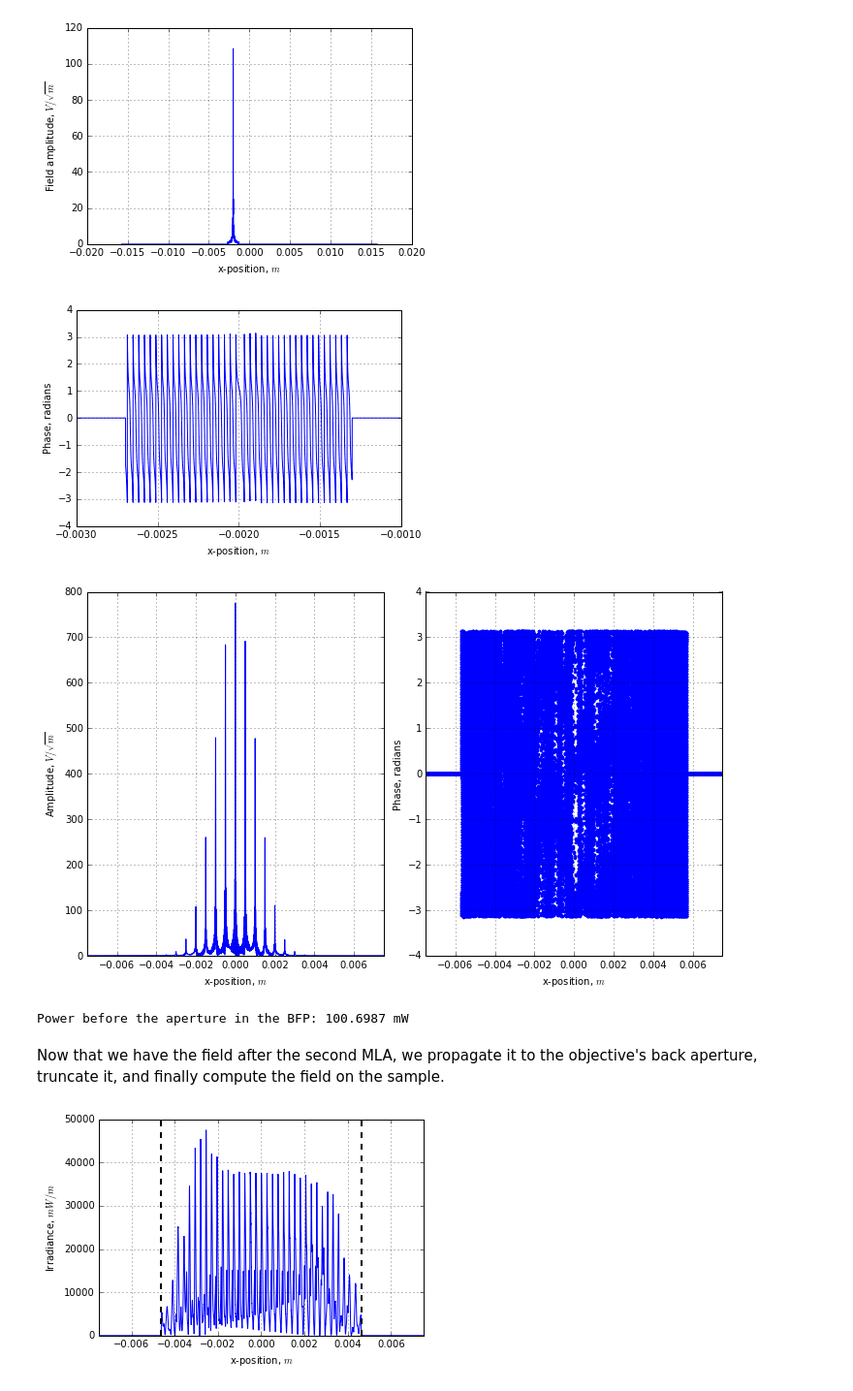
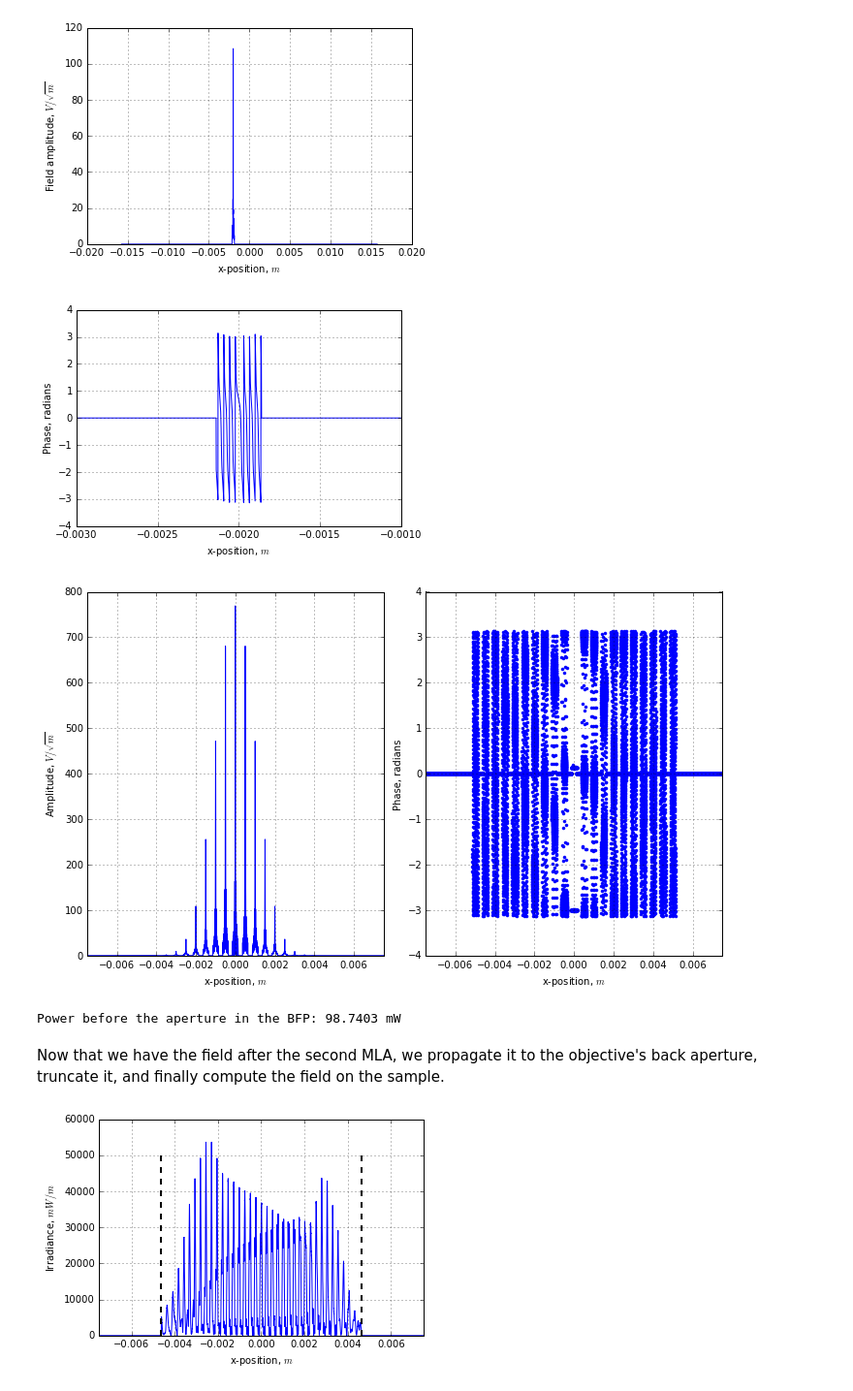
Before and after one commit to kmdouglass/simmla, a Jupyter notebook: publication_data/Basic 1D Simulation - GSM Beam.ipynb, the cells around one changed output. Shown: that part at 97% size. Cells and saved outputs as stored; diff of their text form; code cells hidden in the pictures.

```diff
--- a/publication_data/Basic 1D Simulation - GSM Beam.ipynb
+++ b/publication_data/Basic 1D Simulation - GSM Beam.ipynb
@@ -24,7 +24,7 @@ focalLength = 13.7e-3 # meters
 
 wavelength  = 642e-9  # meters
 
-subgridSize  = 5001                      # Number of grid (or lattice) sites for a single lenslet
+subgridSize  = 1001                      # Number of grid (or lattice) sites for a single lenslet
 physicalSize = numLenslets * lensletSize # The full extent of the MLA
 
 # dim = 1 makes the grid 1D
@@ -117,7 +116,7 @@ plt.ylabel('Phase, radians')
 plt.grid(True)
 plt.show()
 # %% [output]
-[figure, old version]
+[figure, new version]
 # %%
 # Plot the field immediately after the second MLA
 fig, (ax0, ax1) = plt.subplots(nrows = 1,
@@ -140,37 +139,37 @@ ax1.grid()
 plt.tight_layout()
 plt.show()
 # %% [output]
-[figure, old version]
+[figure, new version]
 # %%
 # Is power still conserved?
 # No scaling factor is necessary because the angular spectrum was only shifted in phase.
 powerBFPIn = simps(np.abs(field)**2, newGrid.px) / Z0 * 1000
 print('Power before the aperture in the BFP: {0:.4f} mW'.format(powerBFPIn))
 # %% [output]
-Power before the aperture in the BFP: 100.6987 mW
+Power before the aperture in the BFP: 98.7403 mW
 # %% [markdown]
 Now that we have the field after the second MLA, we propagate it to the objective's back aperture, truncate it, and finally compute the field on the sample.
 # %%
 propDistance = 200e-3 # Approximate distance between second MLA and objective's back focal plane, meters
 u2 = simfft.fftPropagate(field, newGrid, propDistance)
 
 bfpDiam = 2 * 1.4 * 3.3e-3 # BFP diameter, 2 * NA * f_OBJ
 yMax    = 50000
-u2Prime = u2
+u2Prime = u2.copy() # Important to copy, otherwise u2Prime and u2 are the same array in memory!
 u2Prime[np.logical_or(newGrid.px < -bfpDiam / 2, newGrid.px > bfpDiam / 2)] = 0.0
 
 # Plot the field in the objective's back focal plane without the aperture
 plt.plot(newGrid.px, np.abs(u2Prime)**2 / Z0 * 1000)
 plt.plot([-bfpDiam / 2, -bfpDiam / 2], [0, yMax], '--k', linewidth = 2, label = 'Back aperture')
 plt.plot([bfpDiam / 2, bfpDiam / 2],   [0, yMax], '--k', linewidth = 2)
 plt.xlim((-7.5e-3, 7.5e-3))
 #plt.ylim((0, yMax))
 plt.xlabel(r'x-position, $m$')
 plt.ylabel(r'Irradiance, $mW / m$')
 plt.grid(True)
 plt.show()
 # %% [output]
-[figure, old version]
+[figure, new version]
 # %%
 # Is power still conserved?
 # No scaling factor is necessary because the angular spectrum was only shifted in phase.
```
Also changed, not shown: parts of 8 cells of this notebook, 2 other files.
